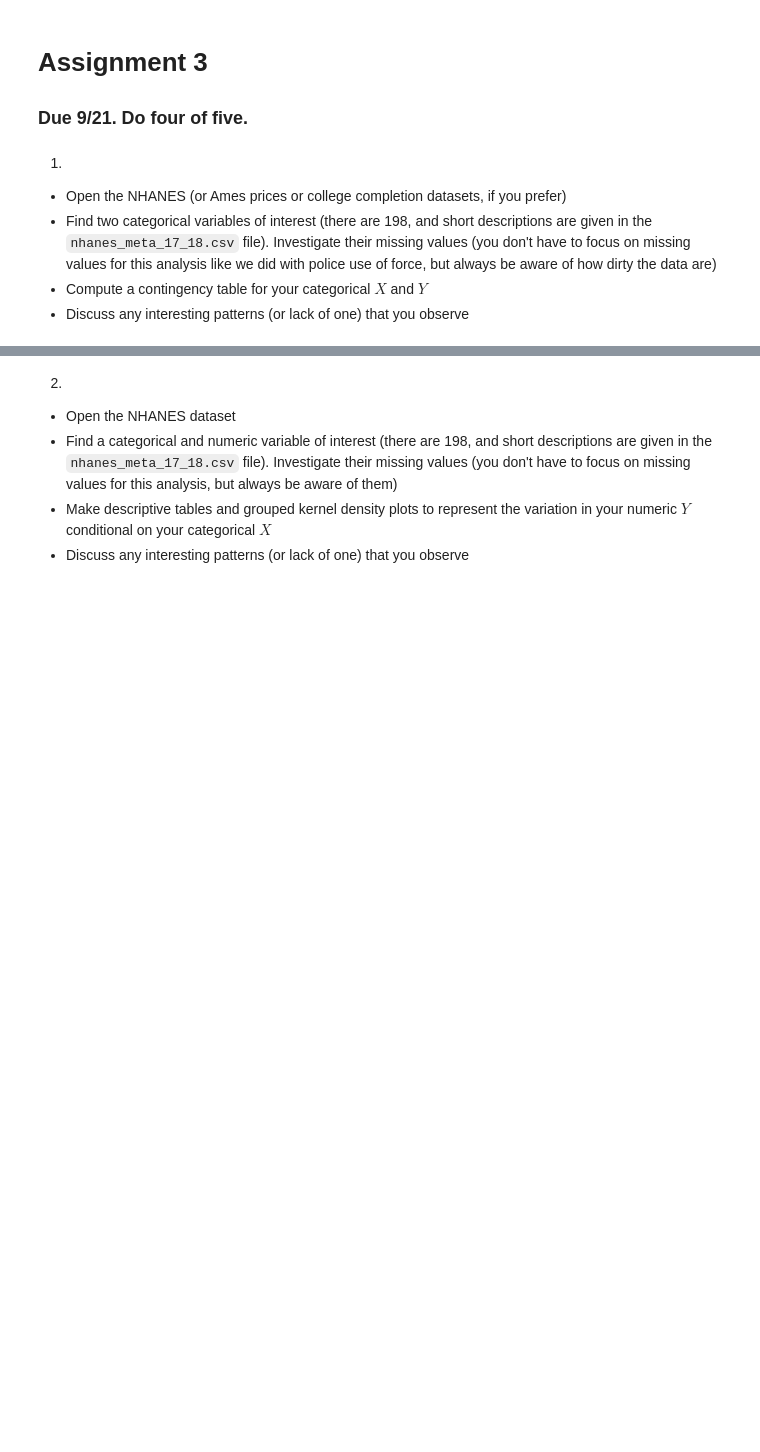
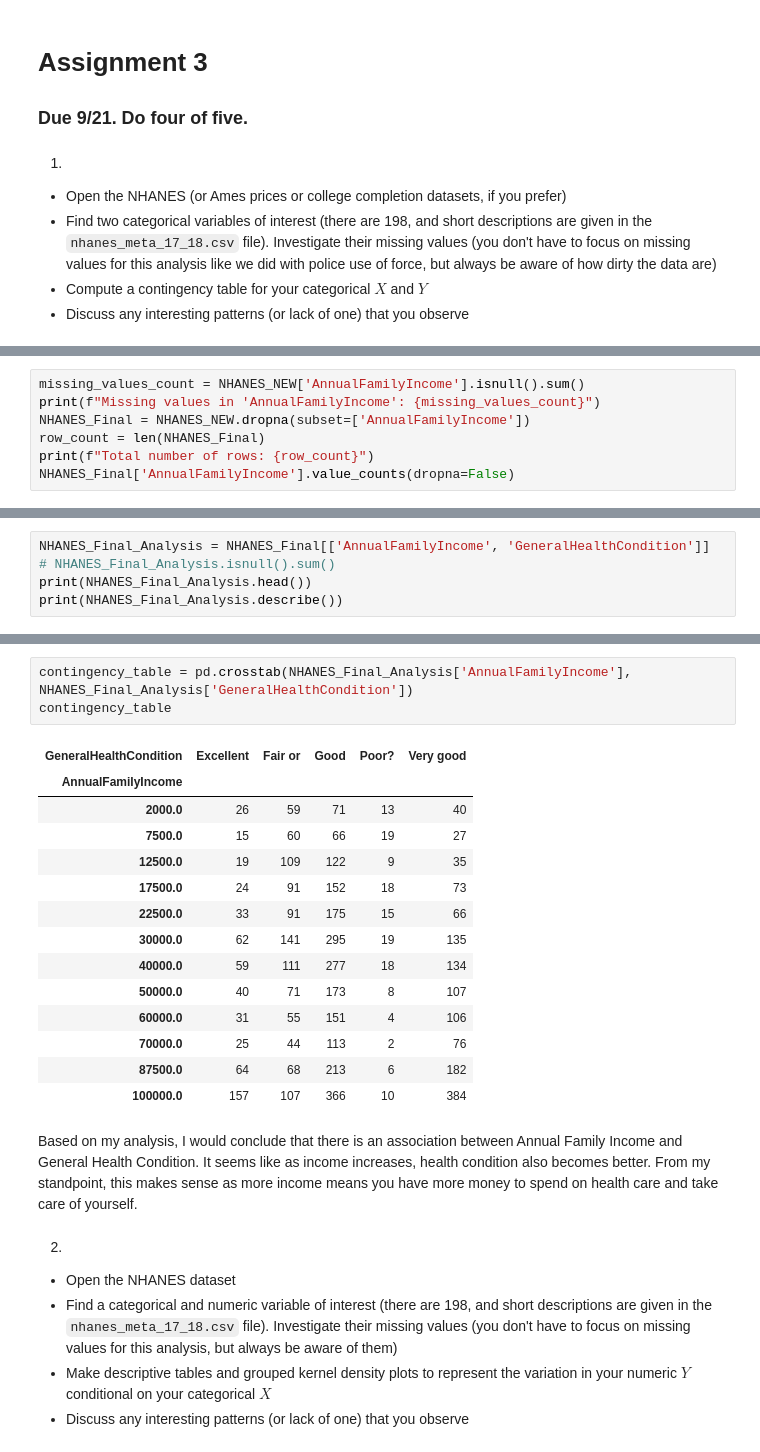
Before and after one commit to tiyeh21/MSDS_5030_Repo, a Jupyter notebook: assignment_3.ipynb, the cells around one changed output, grey strips where cells are left out. Saved outputs shown, nothing was run; the diff lists cells and outputs as text; blank space fills up the shorter version.

```diff
--- a/assignment_3.ipynb
+++ b/assignment_3.ipynb
@@ -58,3 +64,10 @@ Fair or      1175
 Excellent     619
 Poor?         172
 Name: count, dtype: int64
+# %%
+missing_values_count = NHANES_NEW['AnnualFamilyIncome'].isnull().sum()
+print(f"Missing values in 'AnnualFamilyIncome': {missing_values_count}")
+NHANES_Final = NHANES_NEW.dropna(subset=['AnnualFamilyIncome'])
+row_count = len(NHANES_Final)
+print(f"Total number of rows: {row_count}")
+NHANES_Final['AnnualFamilyIncome'].value_counts(dropna=False)
@@ -60,0 +91,5 @@ Name: count, dtype: int64
+# %%
+NHANES_Final_Analysis = NHANES_Final[['AnnualFamilyIncome', 'GeneralHealthCondition']]
+# NHANES_Final_Analysis.isnull().sum()
+print(NHANES_Final_Analysis.head())
+print(NHANES_Final_Analysis.describe())
@@ -61,3 +112,23 @@ Name: count, dtype: int64
+# %%
+contingency_table = pd.crosstab(NHANES_Final_Analysis['AnnualFamilyIncome'], NHANES_Final_Analysis['GeneralHealthCondition'])
+contingency_table
+# %% [output]
+| GeneralHealthCondition | Excellent | Fair or | Good | Poor? | Very good |
+| AnnualFamilyIncome |  |  |  |  |  |
+| 2000.0 | 26 | 59 | 71 | 13 | 40 |
+| 7500.0 | 15 | 60 | 66 | 19 | 27 |
+| 12500.0 | 19 | 109 | 122 | 9 | 35 |
+| 17500.0 | 24 | 91 | 152 | 18 | 73 |
+| 22500.0 | 33 | 91 | 175 | 15 | 66 |
+| 30000.0 | 62 | 141 | 295 | 19 | 135 |
+| 40000.0 | 59 | 111 | 277 | 18 | 134 |
+| 50000.0 | 40 | 71 | 173 | 8 | 107 |
+| 60000.0 | 31 | 55 | 151 | 4 | 106 |
+| 70000.0 | 25 | 44 | 113 | 2 | 76 |
+| 87500.0 | 64 | 68 | 213 | 6 | 182 |
+| 100000.0 | 157 | 107 | 366 | 10 | 384 |
+# %% [markdown]
+Based on my analysis, I would conclude that there is an association between Annual Family Income and General Health Condition. It seems like as income increases, health condition also becomes better. From my standpoint, this makes sense as more income means you have more money to spend on health care and take care of yourself.
 # %% [markdown]
 2.
 - Open the NHANES dataset
```
Also changed, not shown: parts of 20 cells of this notebook.
